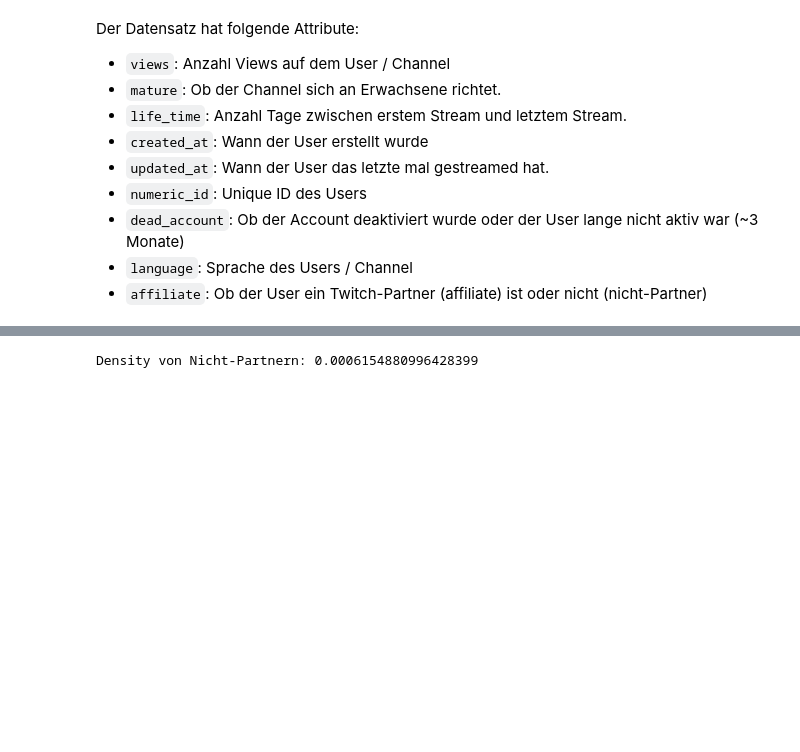
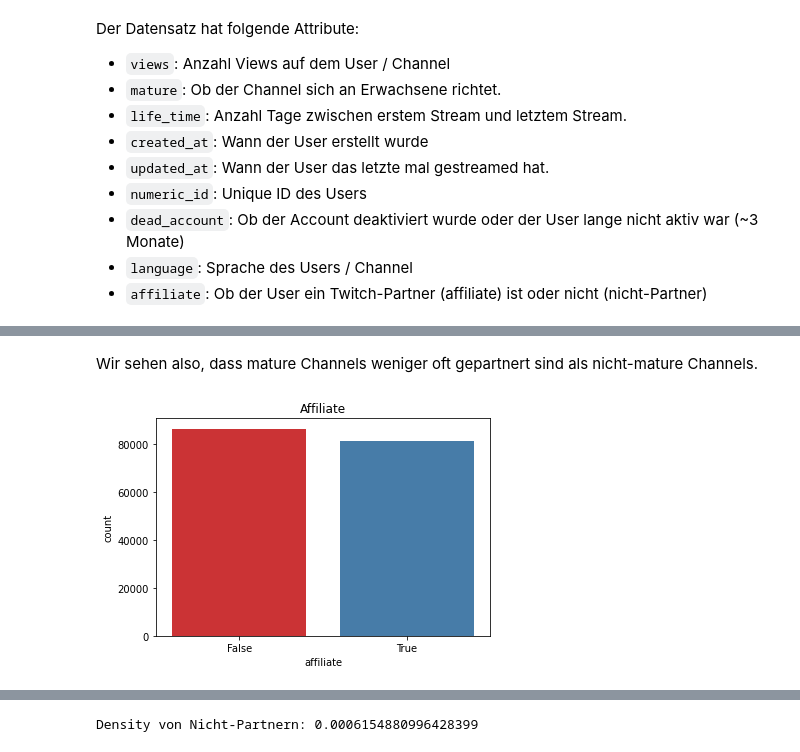
Before and after one commit to kenfus/SAN, a Jupyter notebook: main.ipynb, the cells around one changed output, grey strips where cells are left out. Drawn from its saved outputs; the diff is of its cells as text; code cells hidden in the pictures; blank space fills up the shorter version.

```diff
--- a/main.ipynb
+++ b/main.ipynb
@@ -95,0 +123,8 @@ dtype: int64
+# %% [markdown]
+Wir sehen also, dass mature Channels weniger oft gepartnert sind als nicht-mature Channels.
+# %%
+sns.countplot(data=features, x="affiliate", palette="Set1")
+plt.title('Affiliate')
+plt.show()
+# %% [output]
+[figure, added]
```
Also changed, not shown: parts of 34 cells of this notebook.
